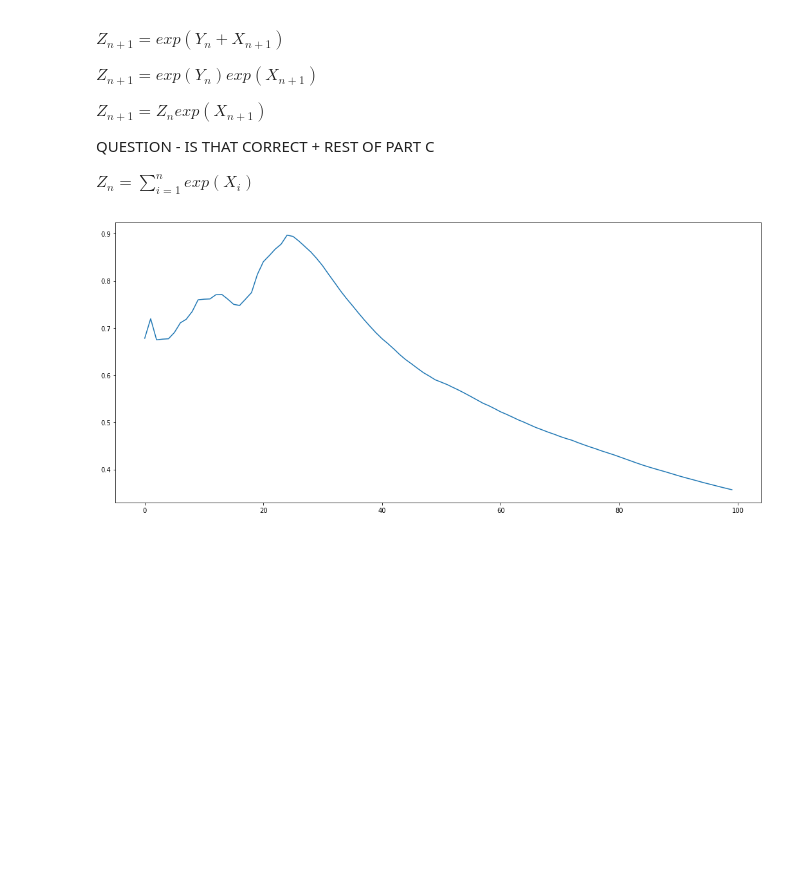
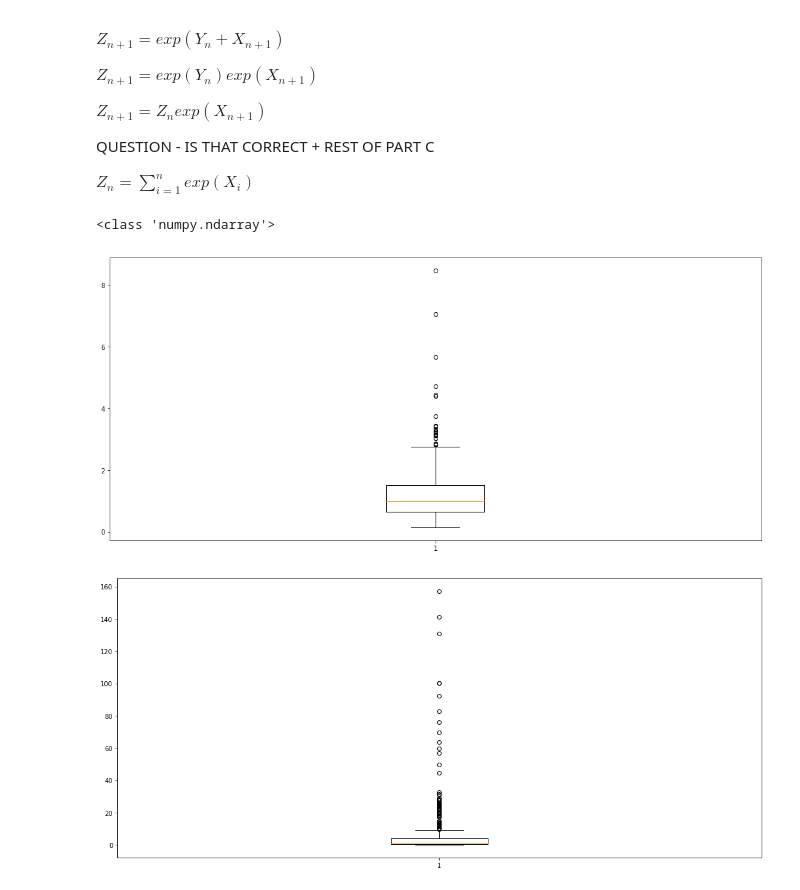
Before and after one commit to chasmani/networks_and_random_processes, a Jupyter notebook: Problem Sheet 1 Answers.ipynb, the cells around one changed output. Drawn from its saved outputs; the diff is of its cells as text; code cells hidden in the pictures; blank space fills up the shorter version.

```diff
--- a/Problem Sheet 1 Answers.ipynb
+++ b/Problem Sheet 1 Answers.ipynb
@@ -397,32 +413,34 @@ def box_plots(mu,sigma,tmax):
     plt.figure(1)
     plt.boxplot(timestep_10_results)
 
 
 
     #plt.figure(2)
     #gkde = stats.gaussian_kde(dataset=timestep_10_results)
 
     #plt.plot(range(tmax), gkde.evaluate(), linestyle='dashed', c='black', lw=2)
 
 
     plt.figure(3)
     plt.boxplot(results[:,[99]])
 
 
     ## Check all this with someone else once you can
 
 
 def ergodic_average(mu,sigma,tmax):
 
     result = one_realisation(mu,sigma,tmax)[1]
 
     ergodic_totals = np.cumsum(result)
     n_sequence = np.array(range(tmax))+1
     ergodic_averages = np.divide(ergodic_totals, n_sequence)
 
     plt.figure(4)
     plt.plot(range(tmax), ergodic_averages)
 
-ergodic_average(mu,sigma,tmax)
+box_plots(mu,sigma,tmax)
 # %% [output]
+<class 'numpy.ndarray'>
-[figure, old version]
+[figure, new version]
+[figure, added]
```
Also changed, not shown: parts of 1 cell of this notebook, 9 other files.
